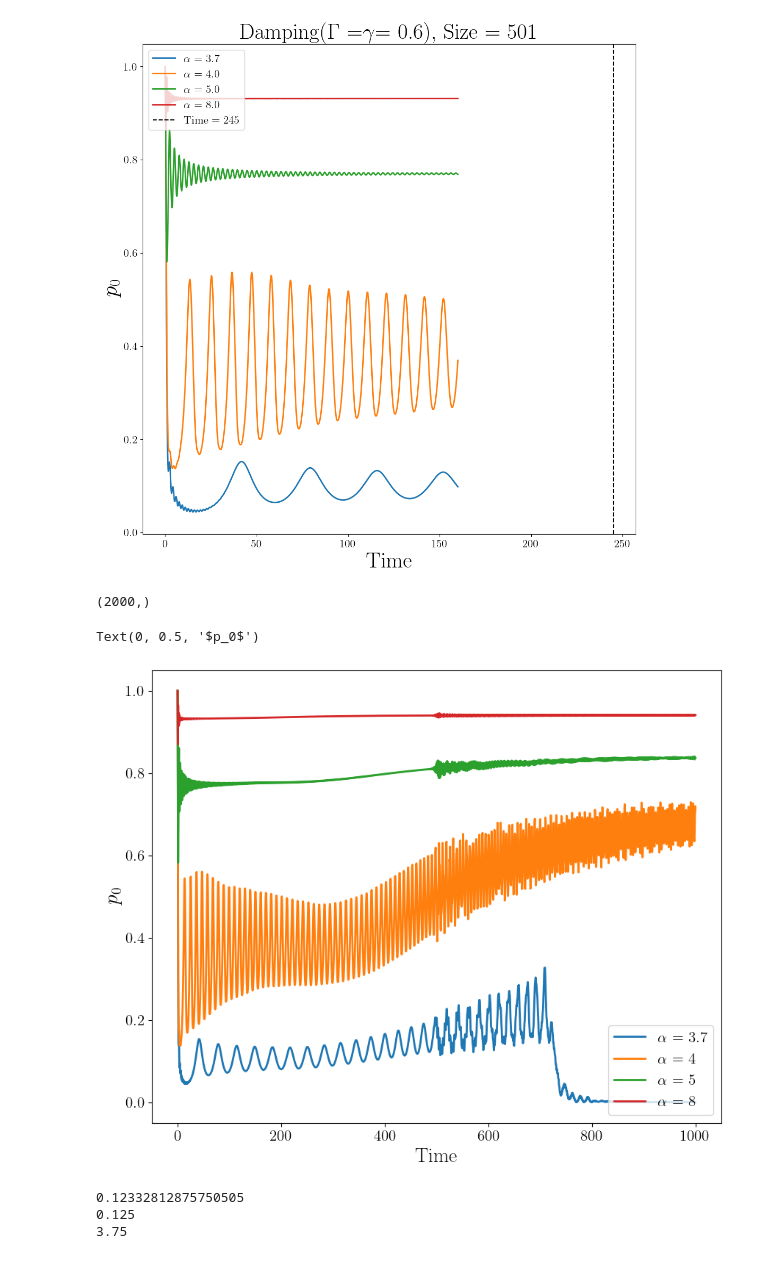
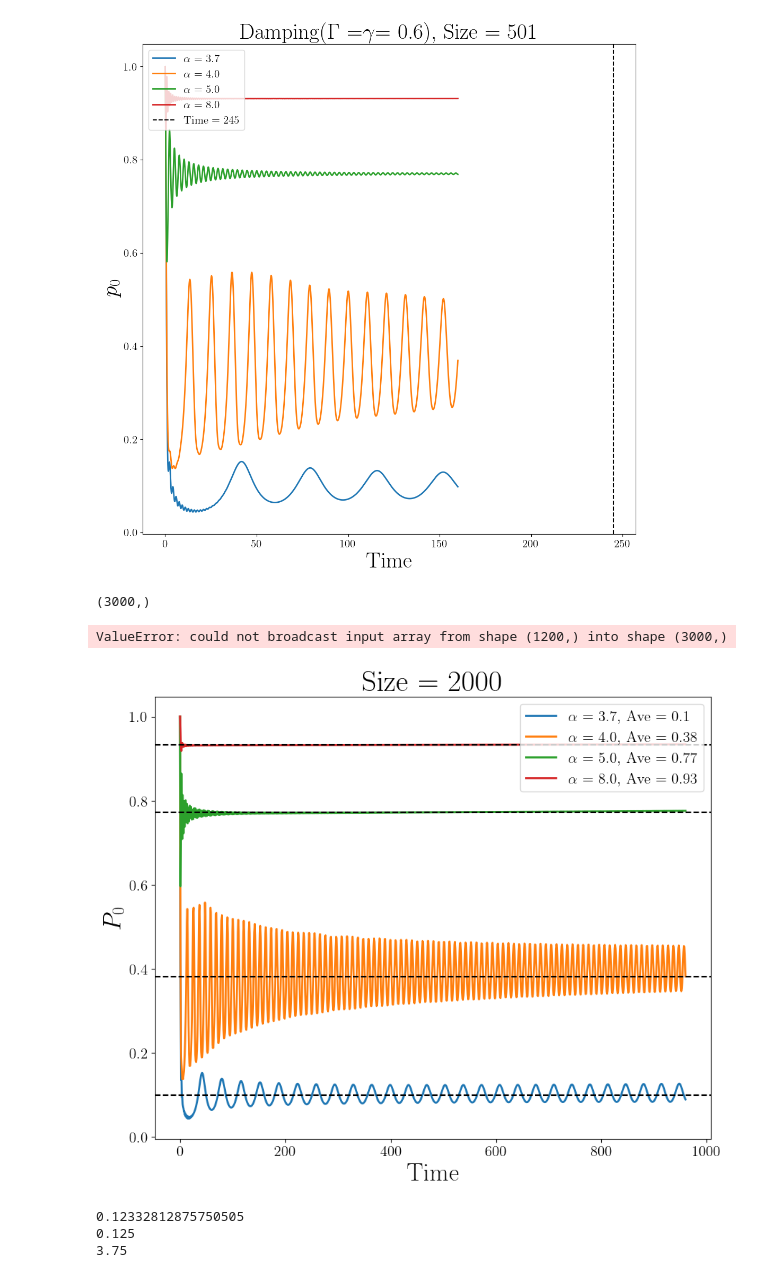
Before and after one commit to eurusebr/FeedBack, a Jupyter notebook: plot.ipynb, the cells around one changed output. Cells and saved outputs as stored; diff of their text form; code cells hidden in the pictures.

```diff
--- a/plot.ipynb
+++ b/plot.ipynb
@@ -172,8 +172,11 @@ Text(0, 0.5, '$p_0$')
 [figure]
 # %%
 N = 2000
+N2 = 3000
 Time = 1000
-mat = np.zeros((4, N))
+Time1 = 240
+mat = np.zeros((4, N2))
+mat2 = np.zeros((4, N))
 alpha = np.array([3.7,4,5,8])
 damp = 0.5
 print(np.shape(mat[0]))
@@ -182,6 +185,10 @@ mat[0] = np.fromfile("./Damping_alpha(3.7)/xi(0.5)/pzero.bin", dtype=np.float64)
 mat[1] = np.fromfile("./Damping_alpha(4)/xi(0.5)/pzero.bin", dtype=np.float64)#.reshape(N, 501)
 mat[2] = np.fromfile("./Damping_alpha(5)/xi(0.5)/pzero.bin", dtype=np.float64)#.reshape(N, 501)
 mat[3] = np.fromfile("./Damping_alpha(8)/xi(0.5)/pzero.bin", dtype=np.float64)#.reshape(N, 501)
+mat2[0] = np.fromfile("./Damping_alpha(3.7)/xi(0.5)-1501/pzero.bin", dtype=np.float64)#.reshape(N, 501)
+mat2[1] = np.fromfile("./Damping_alpha(4)/xi(0.5)-1501/pzero.bin", dtype=np.float64)#.reshape(N, 501)
+mat2[2] = np.fromfile("./Damping_alpha(5)/xi(0.5)-1501/pzero.bin", dtype=np.float64)#.reshape(N, 501)
+mat2[3] = np.fromfile("./Damping_alpha(8)/xi(0.5)-1501/pzero.bin", dtype=np.float64)#.reshape(N, 501)
 
 fig = plt.figure(figsize=(10, 8))
 
@@ -190,11 +197,15 @@ fig = plt.figure(figsize=(10, 8))
 #    for j in range(N):
 #        pzero[i,j] = mat[i, j, 250]
 
-y = np.linspace(0, Time, np.shape(mat[0])[0])
+y = np.linspace(0, Time1, np.shape(mat[0])[0])
+y1 = np.linspace(0, Time, np.shape(mat2[0])[0])
+
 plt.plot(y, mat[0], label=r'$ \alpha $ = ' + str(alpha[0]), linewidth=2)
 plt.plot(y, mat[1], label=r'$ \alpha $ = ' + str(int(alpha[1])), linewidth=2)
 plt.plot(y, mat[2], label=r'$ \alpha $ = ' + str(int(alpha[2])), linewidth=2)
 plt.plot(y, mat[3], label=r'$ \alpha $ = ' + str(int(alpha[3])), linewidth=2)
+for i in range(len(mat)):
+    plt.plot(y1, mat2[i], label=r'$ \alpha $ = ' + str(int(alpha[i])), linewidth=2)
 #plt.axvline(x = 245, color = 'black', linestyle = '--', label = 'Time = 245')
 #plt.axvline(x = 500, color = 'black', linestyle = '--', label = 'Time = 490')
 plt.legend(fontsize=15, loc="lower right")
@@ -203,11 +214,35 @@ plt.xlabel("Time")
 plt.ylabel("$p_0$")
 #plt.ylim(-1,1)
 #plt.xlim(0,500)
-#plt.savefig("p0-501-SeeingEachOther-" + str(damp) + ".jpg")
+#plt.savefig("p0-1501-ref-" + str(damp) + ".jpg")
 # %% [output]
-(2000,)
+(3000,)
-Text(0, 0.5, '$p_0$')
+ValueError: could not broadcast input array from shape (1200,) into shape (3000,)
-[figure, removed]
+# %%
+fig = plt.figure(figsize=(10, 8))
+
+mat = np.zeros((4, 1200))
+alpha = np.array([3.7,4,5,8])
+
+mat[0] = np.fromfile("./Damping_alpha(3.7)/xi(0.5)/pzero.bin", dtype=np.float64)#.reshape(N, 501)
+mat[1] = np.fromfile("./Damping_alpha(4)/xi(0.5)/pzero.bin", dtype=np.float64)#.reshape(N, 501)
+mat[2] = np.fromfile("./Damping_alpha(5)/xi(0.5)/pzero.bin", dtype=np.float64)#.reshape(N, 501)
+mat[3] = np.fromfile("./Damping_alpha(8)/xi(0.5)/pzero.bin", dtype=np.float64)#.reshape(N, 501)
+
+#print(np.shape(maat), np.shape(maat2))
+y = np.linspace(0, 960, 1200)
+for i in range(4):
+    plt.plot(y, mat[i], label= r'$ \alpha $ = ' + str(alpha[i]) + ', Ave = ' + str(round(np.mean(mat[i]),2)), linewidth=2)
+    plt.axhline(y = np.mean(mat[i]), color = 'black', linestyle = '--')
+
+#plt.xlim(0,300)
+plt.xlabel("Time", fontsize=25)
+plt.ylabel("$P_0$", fontsize=25)
+plt.title("Size = 2000", fontsize=30)
+plt.legend(loc="upper right", fontsize=15)
+plt.show()
+# %% [output]
+[figure, added]
 # %%
 fig, axis = plt.subplots(figsize=(10, 8))
 
```
Also changed, not shown: parts of 5 cells of this notebook.
